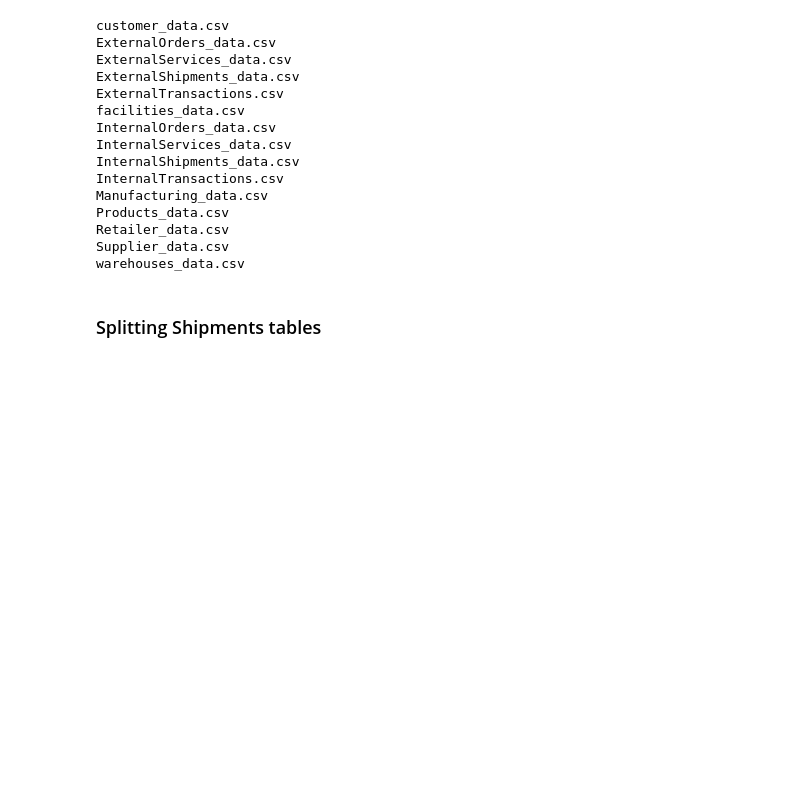
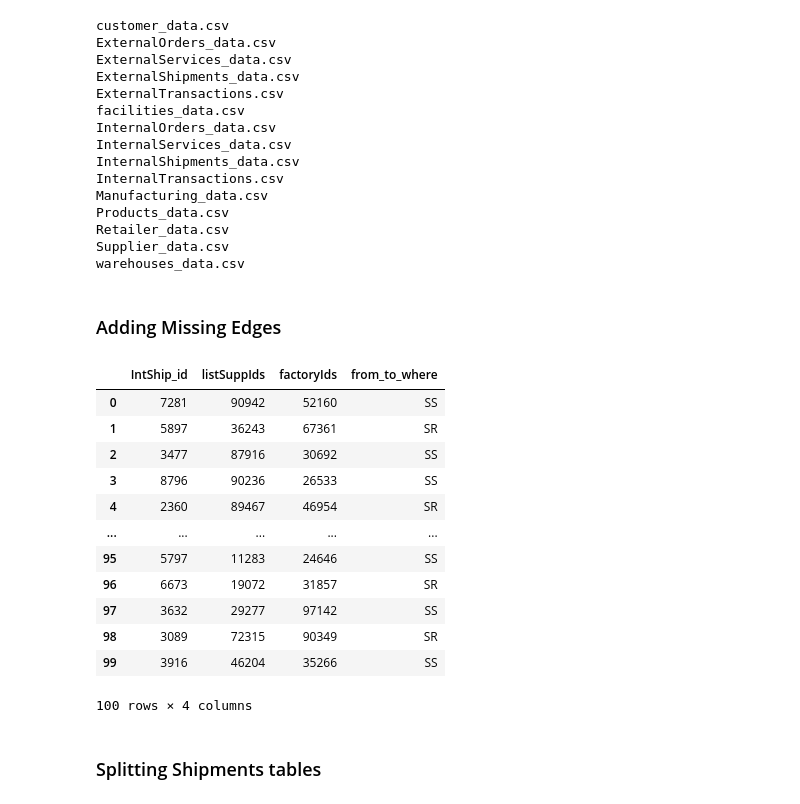
Before and after one commit to omargalal20/Supply-Chain-Data-Analysis, a Jupyter notebook: Copy_of_Data_Transformation.ipynb, the cells around one changed output. Drawn from its saved outputs; the diff is of its cells as text; code cells hidden in the pictures; blank space fills up the shorter version.

```diff
--- a/Copy_of_Data_Transformation.ipynb
+++ b/Copy_of_Data_Transformation.ipynb
@@ -211,6 +212,9 @@ def destructure_dict(dic):
 # %%
 def create_relation_statement(from_id, to_id,from_name,to_name):
         return f"Match (a:{from_name}),(b:{to_name}) WHERE a.index ={from_id} AND b.index = {to_id} CREATE (a) - [r:RELTYPE]->(b)"
+# %%
+def and_agg(series):
+       return reduce(lambda x, y: x and y, series)
 # %% [markdown]
 ## Global Variables
 # %%
@@ -280,3 +284,36 @@ Products_data.csv
 Retailer_data.csv
 Supplier_data.csv
 warehouses_data.csv
+# %%
+for table_nm in All_dfs:
+    table = All_dfs[table_nm]
+    for column_name in table.columns:
+        column =  table[column_name]
+        if column.dtype=='O' and isinstance(column[0],str):
+            if  (isinstance(column[0],str) and column.apply(lambda x: (str(x).startswith('[') and str(x).endswith(']'))
+                         or
+                         (str(x).startswith('(') and str(x).endswith(')'))).agg(and_agg)):
+
+                s = column.apply(lambda x: x.strip("[](,)").split(','))
+                if (s[0][0].isdigit()):
+                    s = s.apply(lambda x: list(map(int,x)))
+                All_dfs[table_nm][column_name] = s
+# %% [markdown]
+### Adding Missing Edges
+# %%
+initial_internalshipments_df = All_dfs["internalshipments"]
+initial_internalshipments_df
+# %% [output]
+|  | IntShip_id | listSuppIds | factoryIds | from_to_where |
+| 0 | 7281 | 90942 | 52160 | SS |
+| 1 | 5897 | 36243 | 67361 | SR |
+| 2 | 3477 | 87916 | 30692 | SS |
+| 3 | 8796 | 90236 | 26533 | SS |
+| 4 | 2360 | 89467 | 46954 | SR |
+| ... | ... | ... | ... | ... |
+| 95 | 5797 | 11283 | 24646 | SS |
+| 96 | 6673 | 19072 | 31857 | SR |
+| 97 | 3632 | 29277 | 97142 | SS |
+| 98 | 3089 | 72315 | 90349 | SR |
+| 99 | 3916 | 46204 | 35266 | SS |
+100 rows × 4 columns
```
Also changed, not shown: parts of 20 cells of this notebook, 8 other files.
